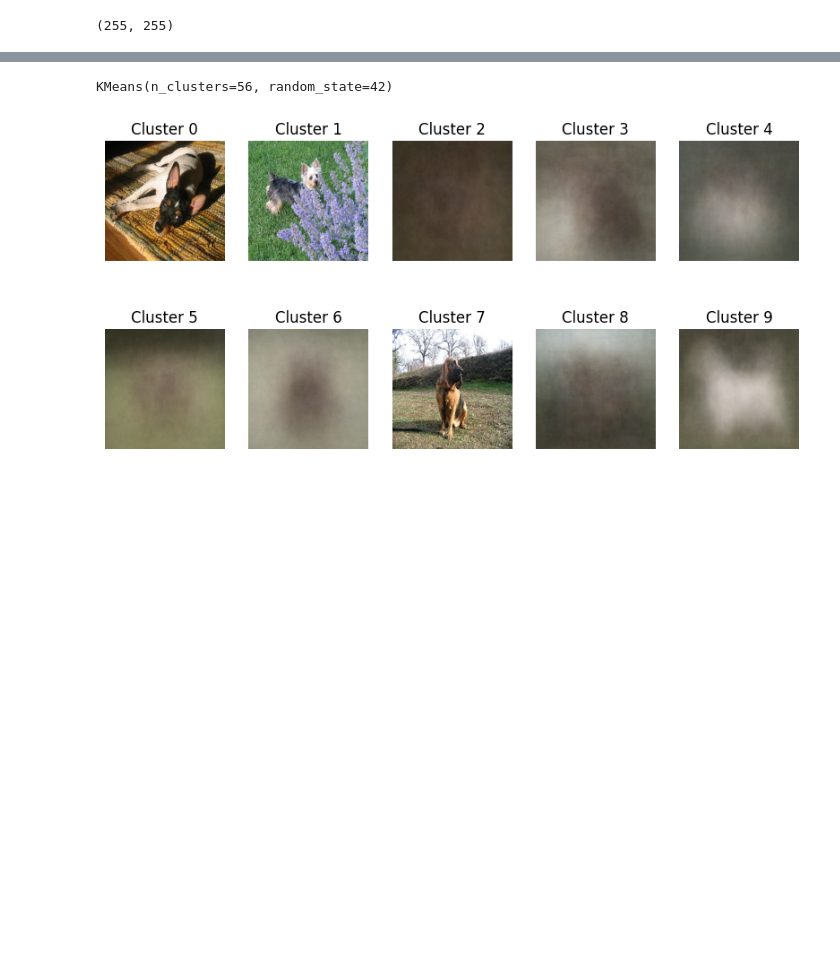
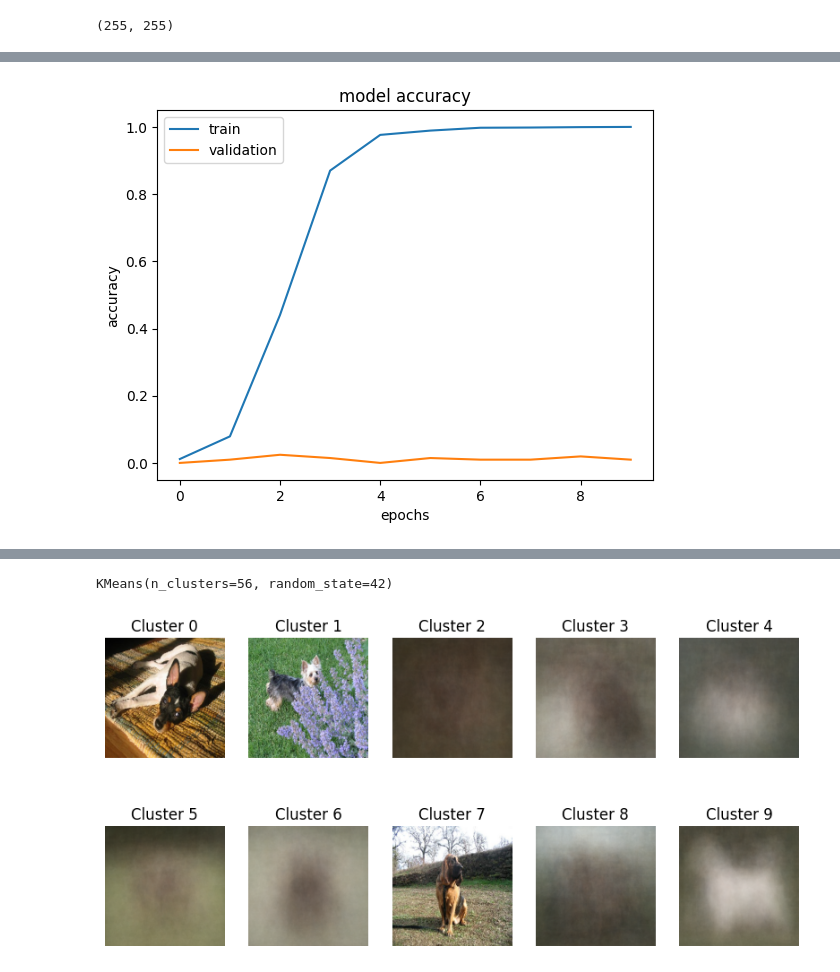
Before and after one commit to stuffby-helina/DogBreedClassification, a Jupyter notebook: reviewed.ipynb, the cells around one changed output, grey strips where cells are left out. Drawn from its saved outputs; the diff is of its cells as text; code cells hidden in the pictures; blank space fills up the shorter version.

Commit message:
Final Baseline Model to Optimize

```diff
--- a/reviewed.ipynb
+++ b/reviewed.ipynb
@@ -58,4 +58,4 @@ for label in os.listdir(images_path):
 
 df = pd.DataFrame({"image_path" : images, "label": labels})
 
-df = df[:10000]
+df = df[:10000:10]
@@ -143,21 +165,12 @@ model = Sequential()
 
 # Input Layer
 model.add(Conv2D(32,(3,3),activation='relu',input_shape = (image_size,image_size,image_channel)))
-model.add(BatchNormalization())
+
 model.add(MaxPooling2D(pool_size=(2,2)))
 model.add(Dropout(0.2))
 
-# Block 1
-model.add(Conv2D(64,(3,3),activation='relu'))
-model.add(BatchNormalization())
-model.add(MaxPooling2D(pool_size=(2,2)))
-model.add(Dropout(0.2))
-
-
 # Fully Connected layers
 model.add(Flatten())
-model.add(Dense(512,activation='relu'))
-model.add(BatchNormalization())
 model.add(Dropout(0.2))
 
 # Output layer
@@ -201,7 +204,7 @@ train_generator.target_size
 # %%
 fitted = model.fit(train_generator,
                     validation_data = val_generator,
-                    epochs = 1,
-                    # steps_per_epoch = len(train_generator),
-                    # validation_steps = len(val_generaotor),
+                    epochs = 10,
+                    steps_per_epoch = len(train_generator),
+                    validation_steps = len(val_generator),
                    )
@@ -208,13 +229,15 @@ fitted = model.fit(train_generator,
 # %%
 history = model.history
 
 plt.plot(history.history["accuracy"])
 plt.plot(history.history["val_accuracy"])
-plt.title('model accuracy with data augmentation')
+plt.title('model accuracy')
 plt.ylabel('accuracy')
 plt.xlabel('epochs')
 plt.legend(['train', 'validation'], loc='upper left')
 plt.show()
+# %% [output]
+[figure, added]
 # %% [markdown]
 # Using Classical Machine Learning
 We will be using KMeans in order to try to classify the dog breeds. It probably won't perform well.
```
Also changed, not shown: parts of 8 cells of this notebook.
